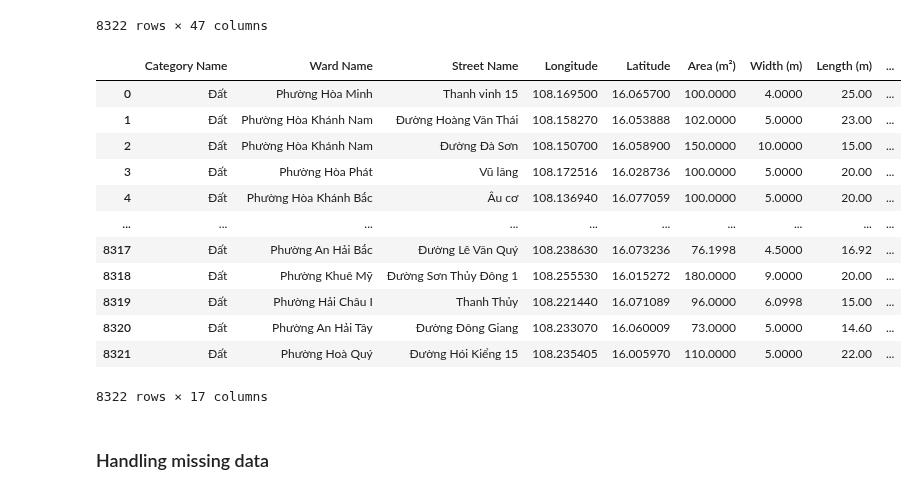
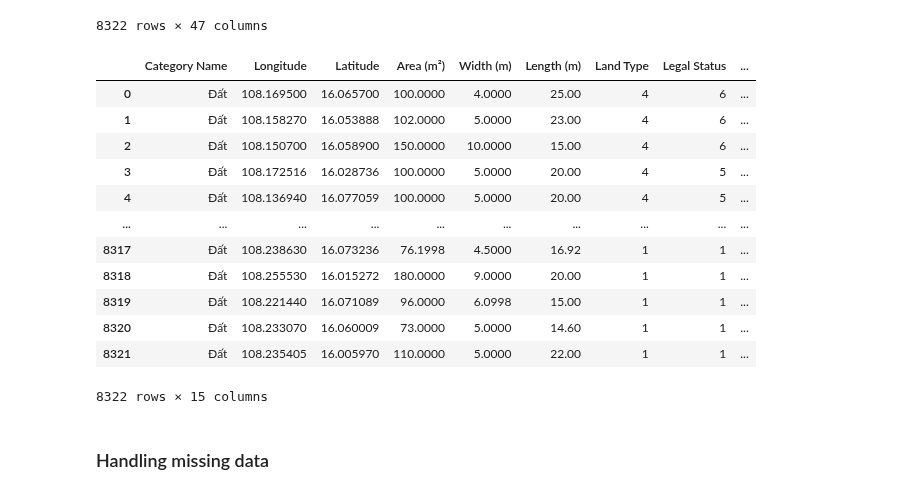
Before and after one commit to LuniuLun/RealEstate, a Jupyter notebook: MachineLearning/RealStateValuation/CleanData.ipynb, the cells around one changed output. Cells and saved outputs as stored; diff of their text form; code cells hidden in the pictures.

Commit message:
refactor: remove `Ward Name` and `Street Name` feature #4

```diff
--- a/MachineLearning/RealStateValuation/CleanData.ipynb
+++ b/MachineLearning/RealStateValuation/CleanData.ipynb
@@ -26,31 +26,31 @@ df
 # %%
 df = pd.read_csv("RawData.csv")
 
 df = df[
     [
-        "Category Name", "Ward Name", "Street Name", "Longitude", "Latitude",
+        "Category Name", "Longitude", "Latitude",
         "Area (m²)", "Width (m)", "Length (m)", "Land Type",
         "Legal Status", "House Direction", "Property Features",
         "Floors", "Rooms", "Toilets", "Furnishing Sell", "Price",
     ]
 ]
 
 df_initial = df.copy()
 df
 # %% [output]
-|  | Category Name | Ward Name | Street Name | Longitude | Latitude | Area (m²) | Width (m) | Length (m) | ... |
-| 0 | Đất | Phường Hòa Minh | Thanh vinh 15 | 108.169500 | 16.065700 | 100.0000 | 4.0000 | 25.00 | ... |
-| 1 | Đất | Phường Hòa Khánh Nam | Đường Hoàng Văn Thái | 108.158270 | 16.053888 | 102.0000 | 5.0000 | 23.00 | ... |
-| 2 | Đất | Phường Hòa Khánh Nam | Đường Đà Sơn | 108.150700 | 16.058900 | 150.0000 | 10.0000 | 15.00 | ... |
-| 3 | Đất | Phường Hòa Phát | Vũ lăng | 108.172516 | 16.028736 | 100.0000 | 5.0000 | 20.00 | ... |
-| 4 | Đất | Phường Hòa Khánh Bắc | Âu cơ | 108.136940 | 16.077059 | 100.0000 | 5.0000 | 20.00 | ... |
+|  | Category Name | Longitude | Latitude | Area (m²) | Width (m) | Length (m) | Land Type | Legal Status | ... |
+| 0 | Đất | 108.169500 | 16.065700 | 100.0000 | 4.0000 | 25.00 | 4 | 6 | ... |
+| 1 | Đất | 108.158270 | 16.053888 | 102.0000 | 5.0000 | 23.00 | 4 | 6 | ... |
+| 2 | Đất | 108.150700 | 16.058900 | 150.0000 | 10.0000 | 15.00 | 4 | 6 | ... |
+| 3 | Đất | 108.172516 | 16.028736 | 100.0000 | 5.0000 | 20.00 | 4 | 5 | ... |
+| 4 | Đất | 108.136940 | 16.077059 | 100.0000 | 5.0000 | 20.00 | 4 | 5 | ... |
 | ... | ... | ... | ... | ... | ... | ... | ... | ... | ... |
-| 8317 | Đất | Phường An Hải Bắc | Đường Lê Văn Quý | 108.238630 | 16.073236 | 76.1998 | 4.5000 | 16.92 | ... |
-| 8318 | Đất | Phường Khuê Mỹ | Đường Sơn Thủy Đông 1 | 108.255530 | 16.015272 | 180.0000 | 9.0000 | 20.00 | ... |
-| 8319 | Đất | Phường Hải Châu I | Thanh Thủy | 108.221440 | 16.071089 | 96.0000 | 6.0998 | 15.00 | ... |
-| 8320 | Đất | Phường An Hải Tây | Đường Đông Giang | 108.233070 | 16.060009 | 73.0000 | 5.0000 | 14.60 | ... |
-| 8321 | Đất | Phường Hoà Quý | Đường Hói Kiểng 15 | 108.235405 | 16.005970 | 110.0000 | 5.0000 | 22.00 | ... |
+| 8317 | Đất | 108.238630 | 16.073236 | 76.1998 | 4.5000 | 16.92 | 1 | 1 | ... |
+| 8318 | Đất | 108.255530 | 16.015272 | 180.0000 | 9.0000 | 20.00 | 1 | 1 | ... |
+| 8319 | Đất | 108.221440 | 16.071089 | 96.0000 | 6.0998 | 15.00 | 1 | 1 | ... |
+| 8320 | Đất | 108.233070 | 16.060009 | 73.0000 | 5.0000 | 14.60 | 1 | 1 | ... |
+| 8321 | Đất | 108.235405 | 16.005970 | 110.0000 | 5.0000 | 22.00 | 1 | 1 | ... |
-8322 rows × 17 columns
+8322 rows × 15 columns
 # %% [markdown]
 ### Handling missing data
 # %% [markdown]
```
Also changed, not shown: parts of 6 cells of this notebook.
